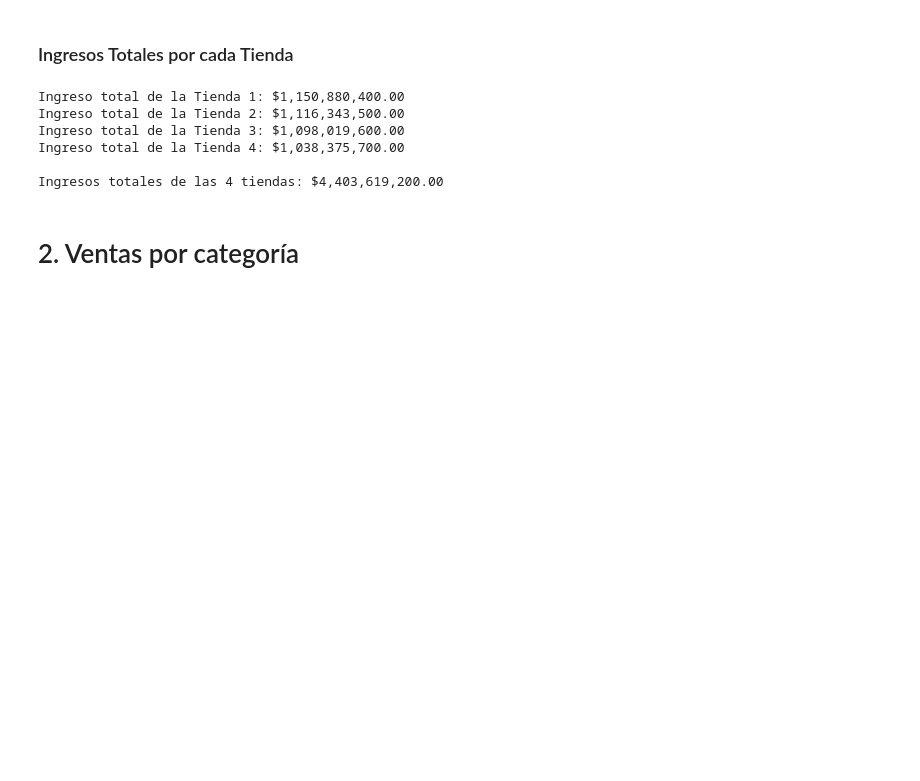
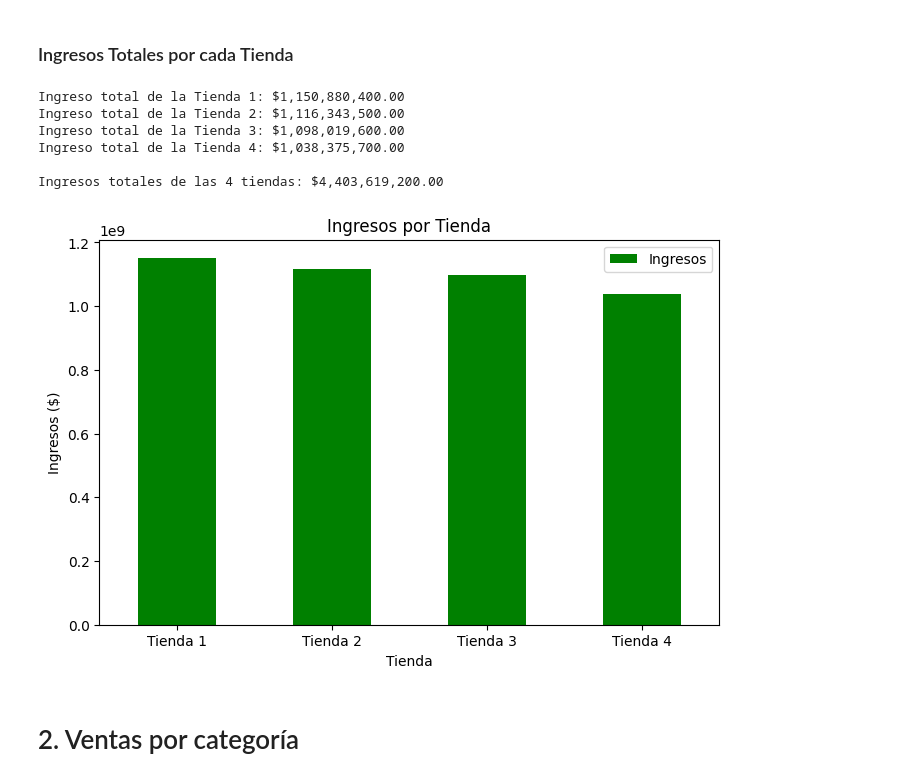
Before and after one commit to LejImkoaj/challenge1-data-science-alura-store-latam, a Jupyter notebook: AluraStoreLatam.ipynb, the cells around one changed output. Cells and saved outputs as stored; diff of their text form; code cells hidden in the pictures; blank space fills up the shorter version.

```diff
--- a/AluraStoreLatam.ipynb
+++ b/AluraStoreLatam.ipynb
@@ -67,6 +68,18 @@ Ingreso total de la Tienda 3: $1,098,019,600.00
 Ingreso total de la Tienda 4: $1,038,375,700.00
 
 Ingresos totales de las 4 tiendas: $4,403,619,200.00
+# %%
+grafico_ingresos_tiendas = pd.DataFrame({
+    'Tienda': ['Tienda 1', 'Tienda 2', 'Tienda 3', 'Tienda 4'],
+    'Ingresos': [ingreso1, ingreso2, ingreso3, ingreso4]})
+grafico_ingresos_tiendas.plot(kind='bar', figsize=(8,5), color='green', x='Tienda', y='Ingresos', legend=True)
+plt.title('Ingresos por Tienda')
+plt.ylabel('Ingresos ($)')
+plt.xlabel('Tienda')
+plt.xticks(rotation=0)
+plt.show()
+# %% [output]
+[figure, added]
 # %% [markdown]
 # 2. Ventas por categoría
 # %% [markdown]
```
Also changed, not shown: parts of 7 cells of this notebook.
